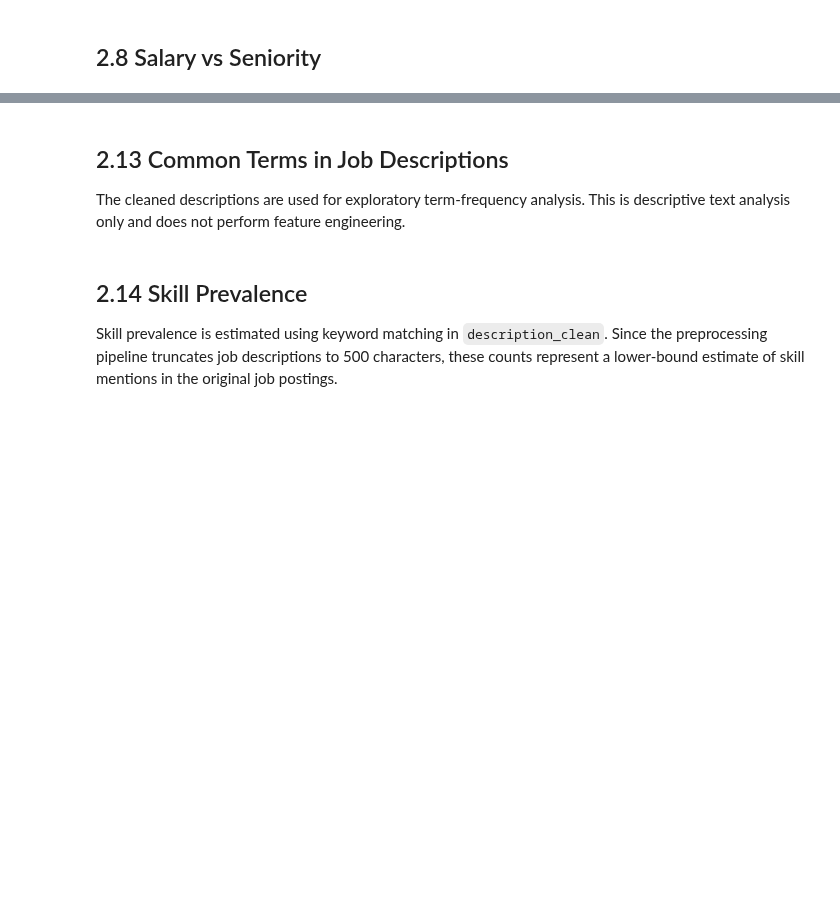
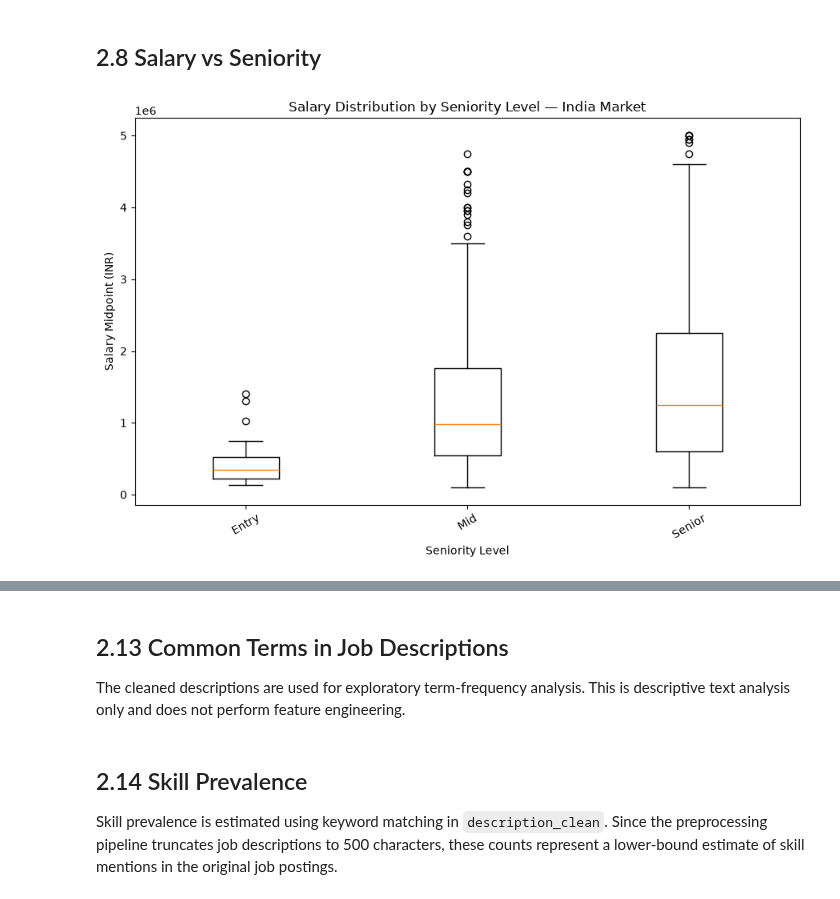
Before and after one commit to anusanth26/Career-Market-Intelligence, a Jupyter notebook: notebooks/career_market_intelligence.ipynb, the cells around one changed output, grey strips where cells are left out. Saved outputs shown, nothing was run; the diff lists cells and outputs as text; code cells hidden in the pictures; blank space fills up the shorter version.

```diff
--- a/notebooks/career_market_intelligence.ipynb
+++ b/notebooks/career_market_intelligence.ipynb
@@ -600,31 +642,33 @@ seniority_order = (
     .index
 )
 
 data = [
     salary_df.loc[
         salary_df["seniority_level"] == level,
         "salary_mid"
     ].dropna()
     for level in seniority_order
 ]
 
 plt.figure(figsize=(9, 6))
 
 plt.boxplot(
     data,
     tick_labels=list(seniority_order)
 )
 
-plt.title("Salary Distribution by Seniority Level")
+plt.title("Salary Distribution by Seniority Level — India Market")
 plt.xlabel("Seniority Level")
 plt.ylabel("Salary Midpoint (INR)")
 plt.xticks(rotation=30)
 plt.tight_layout()
 
 plt.savefig(
     f"{EDA_DIR}/10_salary_by_seniority.png",
     dpi=300,
     bbox_inches="tight"
 )
 
 plt.show()
+# %% [output]
+[figure, added]
```
Also changed, not shown: parts of 18 cells of this notebook, 10 other files.
